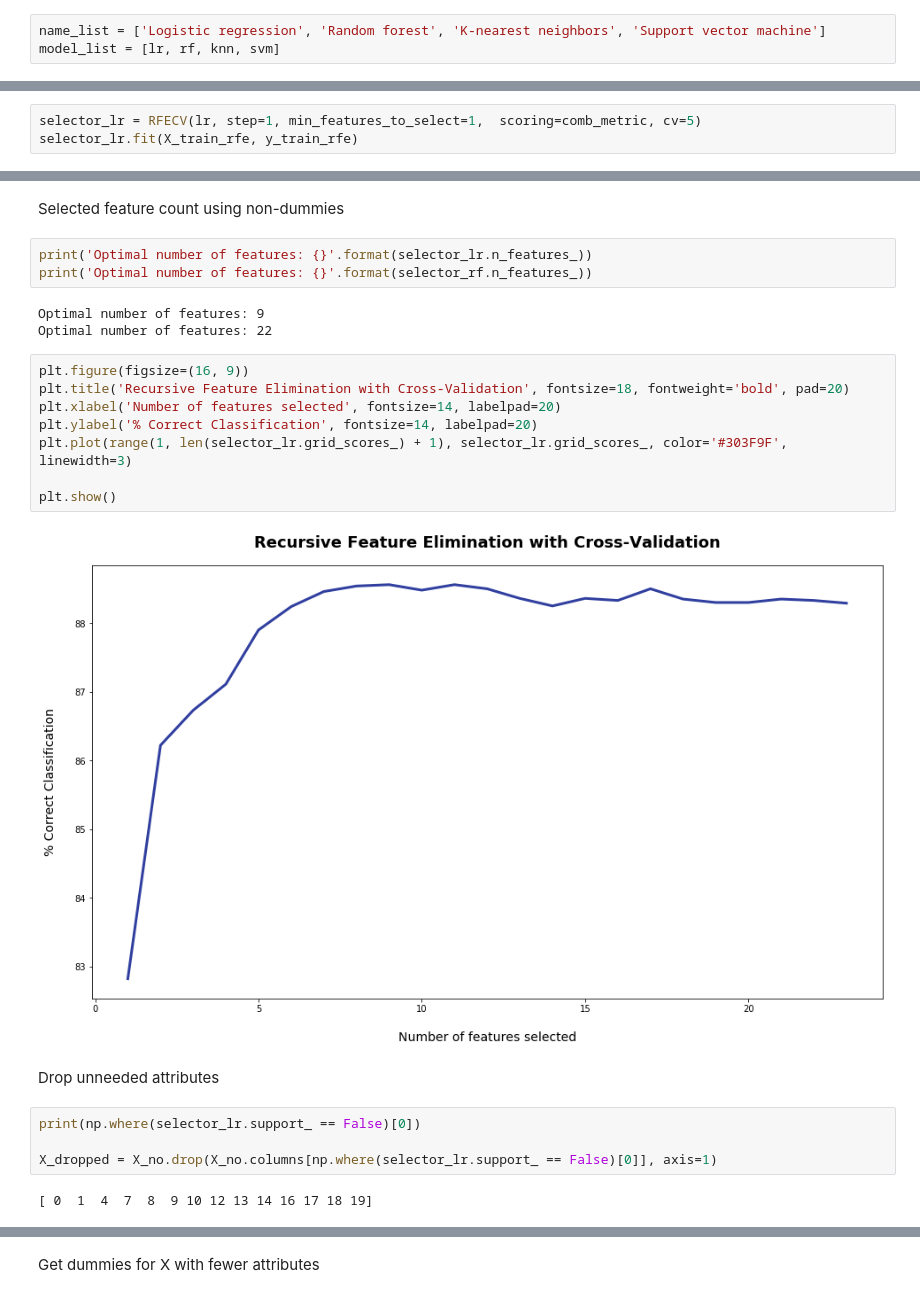
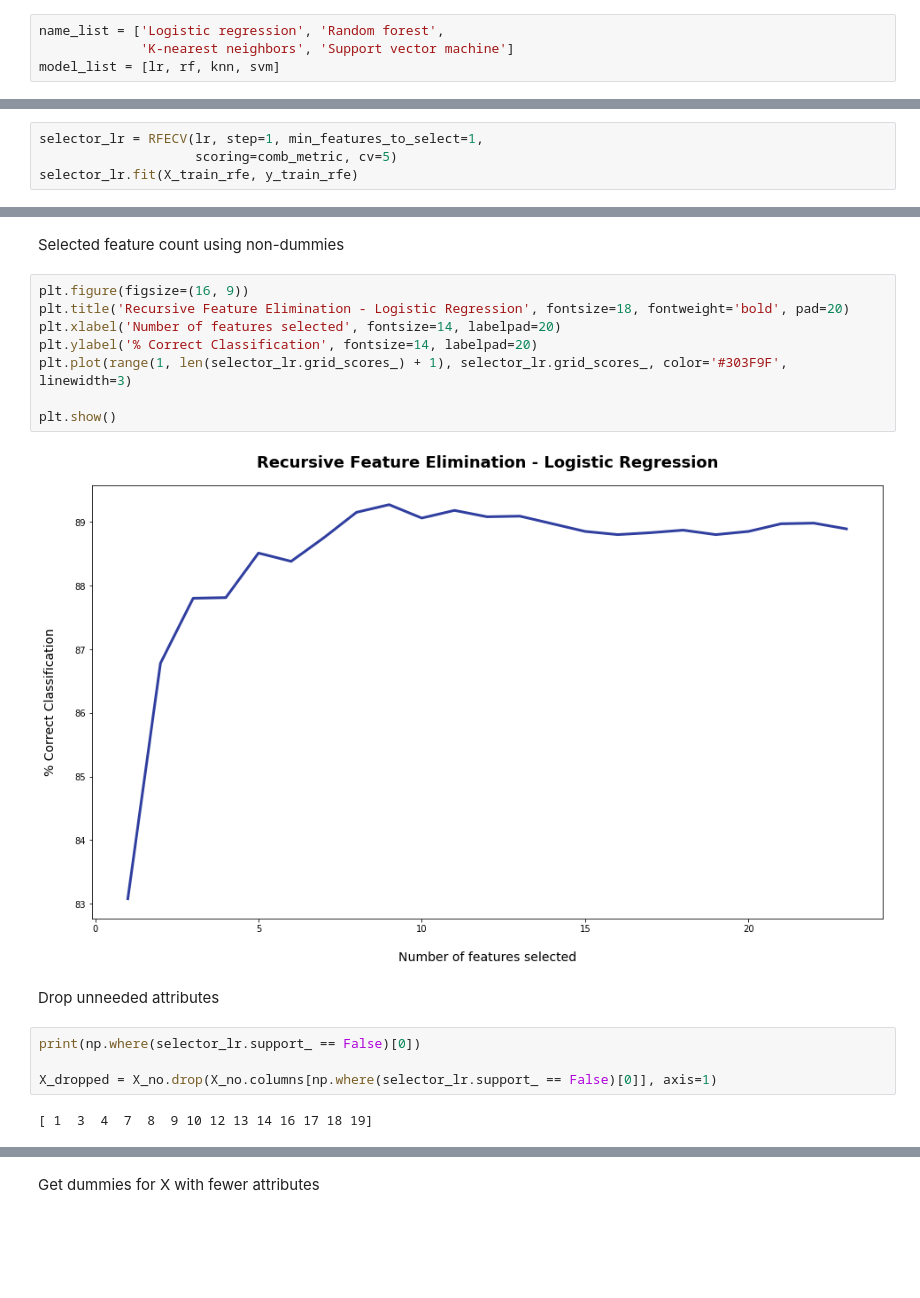
Before and after one commit to ali0003433/predict-by-issue-prioritization, a Jupyter notebook: notebooks/4-al-model-selection.ipynb, the cells around one changed output, grey strips where cells are left out. Saved outputs shown, nothing was run; the diff lists cells and outputs as text; blank space fills up the shorter version.

```diff
--- a/notebooks/4-al-model-selection.ipynb
+++ b/notebooks/4-al-model-selection.ipynb
@@ -78,7 +78,8 @@ svm = SVC(kernel='linear')
 # %% [markdown]
 Create a list of model names and model variables
 # %%
-name_list = ['Logistic regression', 'Random forest', 'K-nearest neighbors', 'Support vector machine']
+name_list = ['Logistic regression', 'Random forest',
+             'K-nearest neighbors', 'Support vector machine']
 model_list = [lr, rf, knn, svm]
 # %% [markdown]
 Cross validate all of the models and print scores and score mean for each for  Clinton
@@ -122,7 +123,8 @@ Support vector machine [89.25 87.2  88.5  89.05 87.45] 88.28999999999999
 # %% [markdown]
 Use recursive feature elimination on non-dummy variables on two top performing models (LR and RF)
 # %%
-selector_lr = RFECV(lr, step=1, min_features_to_select=1,  scoring=comb_metric, cv=5)
+selector_lr = RFECV(lr, step=1, min_features_to_select=1,
+                    scoring=comb_metric, cv=5)
 selector_lr.fit(X_train_rfe, y_train_rfe)
 # %% [output]
 RFECV(cv=5,
@@ -178,21 +187,15 @@ print(yes) # immigration, terrorism, climate change, the budget deficit, racial
 # %% [markdown]
 Selected feature count using non-dummies
-# %%
-print('Optimal number of features: {}'.format(selector_lr.n_features_))
-print('Optimal number of features: {}'.format(selector_rf.n_features_))
-# %% [output]
-Optimal number of features: 9
-Optimal number of features: 22
 # %%
 plt.figure(figsize=(16, 9))
-plt.title('Recursive Feature Elimination with Cross-Validation', fontsize=18, fontweight='bold', pad=20)
+plt.title('Recursive Feature Elimination - Logistic Regression', fontsize=18, fontweight='bold', pad=20)
 plt.xlabel('Number of features selected', fontsize=14, labelpad=20)
 plt.ylabel('% Correct Classification', fontsize=14, labelpad=20)
 plt.plot(range(1, len(selector_lr.grid_scores_) + 1), selector_lr.grid_scores_, color='#303F9F', linewidth=3)
 
 plt.show()
 # %% [output]
-[figure, old version]
+[figure, new version]
 # %% [markdown]
 Drop unneeded attributes
 # %%
@@ -200,7 +203,7 @@ print(np.where(selector_lr.support_ == False)[0])
 
 X_dropped = X_no.drop(X_no.columns[np.where(selector_lr.support_ == False)[0]], axis=1)
 # %% [output]
-[ 0  1  4  7  8  9 10 12 13 14 16 17 18 19]
+[ 1  3  4  7  8  9 10 12 13 14 16 17 18 19]
 # %%
 print(len(X_dropped.columns))
 X_dropped.head()
```
Also changed, not shown: parts of 25 cells of this notebook.
